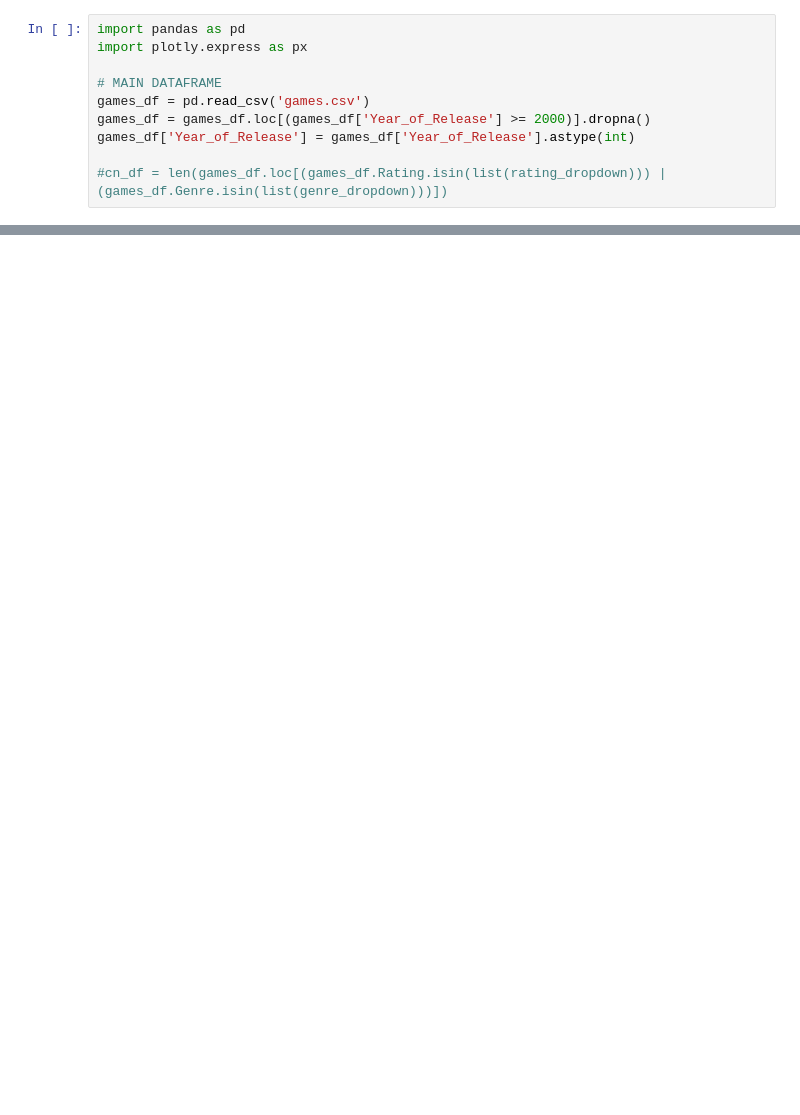
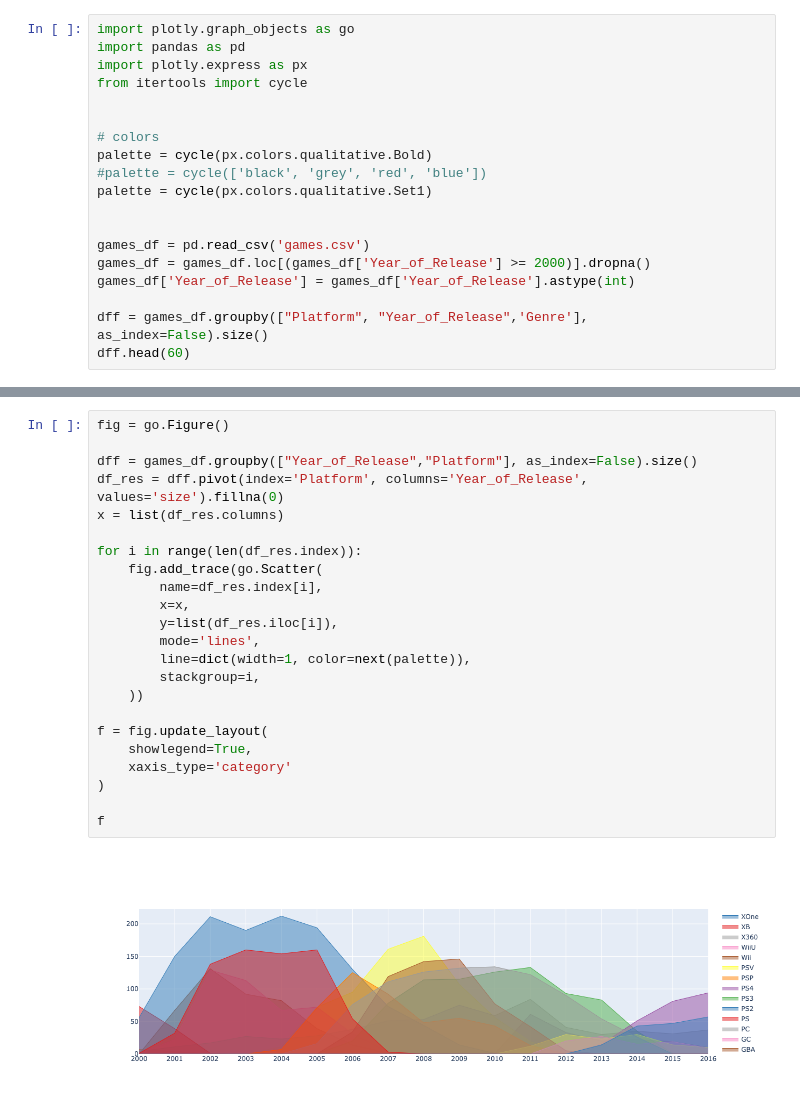
Before and after one commit to deniiiiissssss/Game_Industry, a Jupyter notebook: games.ipynb, the cells around one changed output, grey strips where cells are left out. Cells and saved outputs as stored; diff of their text form; blank space fills up the shorter version.

Commit message:
Final Release Version: Done Graphs (new color palette and logic (pivot table)) Done new dropdown Done list of games

```diff
--- a/games.ipynb
+++ b/games.ipynb
@@ -1,10 +1,19 @@
 # %%
+import plotly.graph_objects as go
 import pandas as pd
 import plotly.express as px
+from itertools import cycle
 
-# MAIN DATAFRAME
+
+# colors
+palette = cycle(px.colors.qualitative.Bold)
+#palette = cycle(['black', 'grey', 'red', 'blue'])
+palette = cycle(px.colors.qualitative.Set1)
+
+
 games_df = pd.read_csv('games.csv')
 games_df = games_df.loc[(games_df['Year_of_Release'] >= 2000)].dropna()
 games_df['Year_of_Release'] = games_df['Year_of_Release'].astype(int)
 
-#cn_df = len(games_df.loc[(games_df.Rating.isin(list(rating_dropdown))) | (games_df.Genre.isin(list(genre_dropdown)))])
+dff = games_df.groupby(["Platform", "Year_of_Release",'Genre'], as_index=False).size()
+dff.head(60)
@@ -31,0 +66,25 @@ NameError: name 'games_df' is not defined
+# %%
+fig = go.Figure()
+
+dff = games_df.groupby(["Year_of_Release","Platform"], as_index=False).size()
+df_res = dff.pivot(index='Platform', columns='Year_of_Release', values='size').fillna(0)
+x = list(df_res.columns)
+
+for i in range(len(df_res.index)):
+    fig.add_trace(go.Scatter(
+        name=df_res.index[i],
+        x=x,
+        y=list(df_res.iloc[i]),
+        mode='lines',
+        line=dict(width=1, color=next(palette)),
+        stackgroup=i,
+    ))
+
+f = fig.update_layout(
+    showlegend=True,
+    xaxis_type='category'
+)
+
+f
+# %% [output]
+[figure, added]
```
Also changed, not shown: parts of 5 cells of this notebook, 1 other file.
